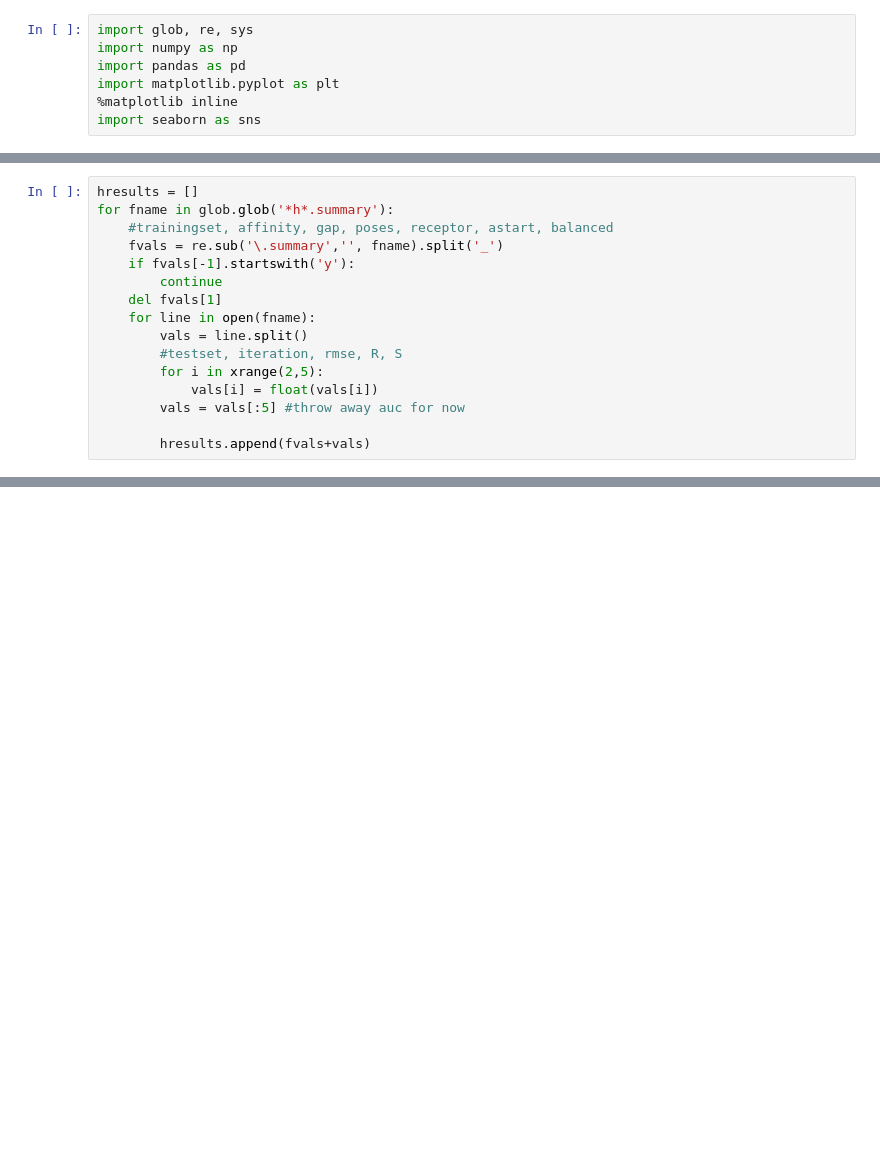
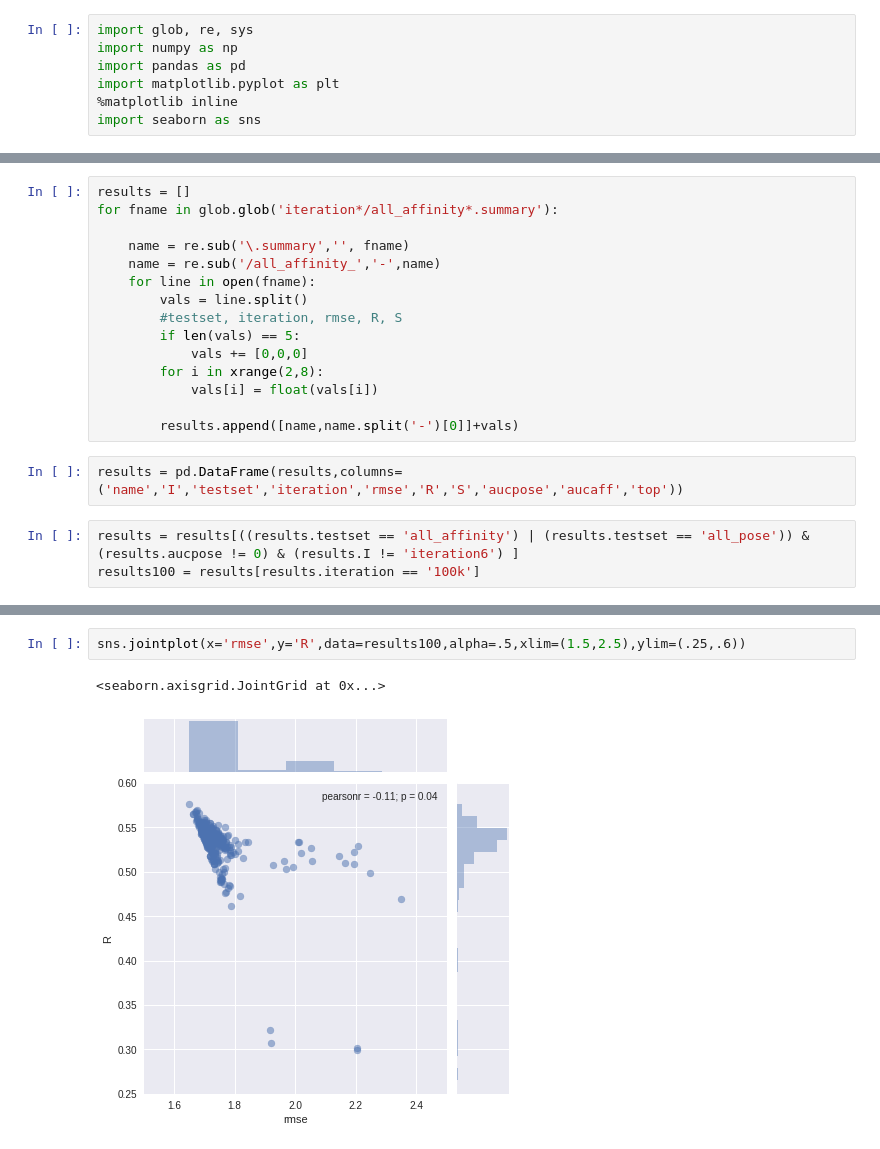
Before and after one commit to gnina/scripts, a Jupyter notebook: affinity_search/summaries.ipynb, the cells around one changed output, grey strips where cells are left out. Saved outputs shown, nothing was run; the diff lists cells and outputs as text; blank space fills up the shorter version.

```diff
--- a/affinity_search/summaries.ipynb
+++ b/affinity_search/summaries.ipynb
@@ -241,16 +7,0 @@ Analyze huber effect
-# %%
-hresults = []
-for fname in glob.glob('*h*.summary'):
-    #trainingset, affinity, gap, poses, receptor, astart, balanced
-    fvals = re.sub('\.summary','', fname).split('_')
-    if fvals[-1].startswith('y'):
-        continue
-    del fvals[1]
-    for line in open(fname):
-        vals = line.split()
-        #testset, iteration, rmse, R, S
-        for i in xrange(2,5):
-            vals[i] = float(vals[i])
-        vals = vals[:5] #throw away auc for now
-
-        hresults.append(fvals+vals)
@@ -541,0 +8,20 @@ makejoint(ctrain[:,0],ctrain[:,1],'olive','Test on Train')
+# %%
+results = []
+for fname in glob.glob('iteration*/all_affinity*.summary'):
+
+    name = re.sub('\.summary','', fname)
+    name = re.sub('/all_affinity_','-',name)
+    for line in open(fname):
+        vals = line.split()
+        #testset, iteration, rmse, R, S
+        if len(vals) == 5:
+            vals += [0,0,0]
+        for i in xrange(2,8):
+            vals[i] = float(vals[i])
+
+        results.append([name,name.split('-')[0]]+vals)
+# %%
+results = pd.DataFrame(results,columns=('name','I','testset','iteration','rmse','R','S','aucpose','aucaff','top'))
+# %%
+results = results[((results.testset == 'all_affinity') | (results.testset == 'all_pose')) & (results.aucpose != 0) & (results.I != 'iteration6') ]
+results100 = results[results.iteration == '100k']
@@ -541,0 +55,5 @@ makejoint(ctrain[:,0],ctrain[:,1],'olive','Test on Train')
+# %%
+sns.jointplot(x='rmse',y='R',data=results100,alpha=.5,xlim=(1.5,2.5),ylim=(.25,.6))
+# %% [output]
+<seaborn.axisgrid.JointGrid at 0x...>
+[figure, added]
```
Also changed, not shown: parts of 81 cells of this notebook, 2 other files.
